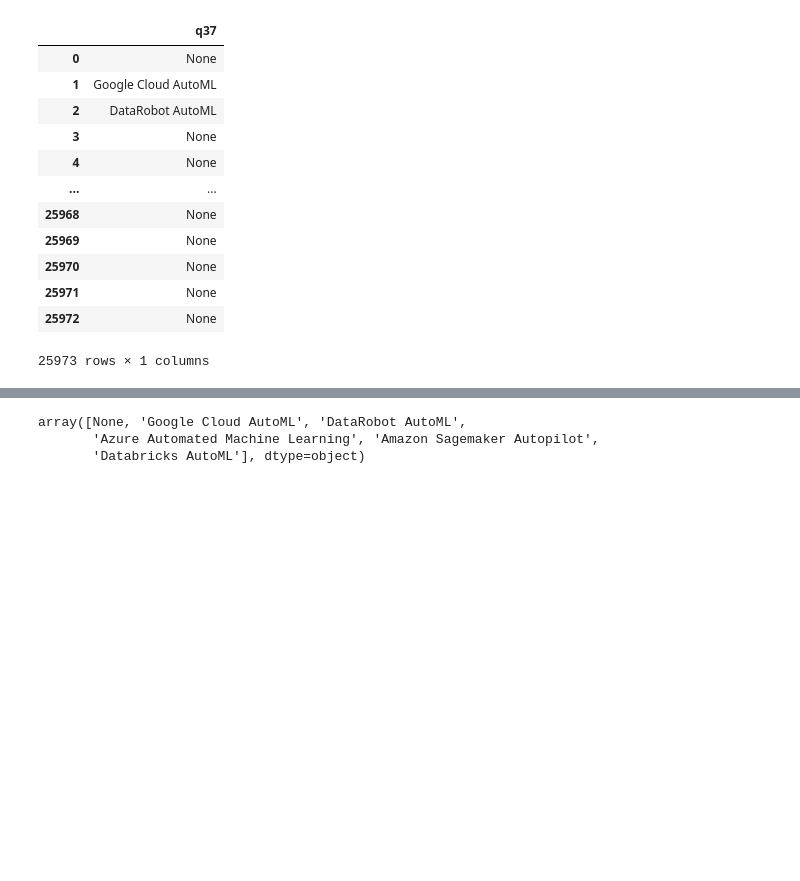
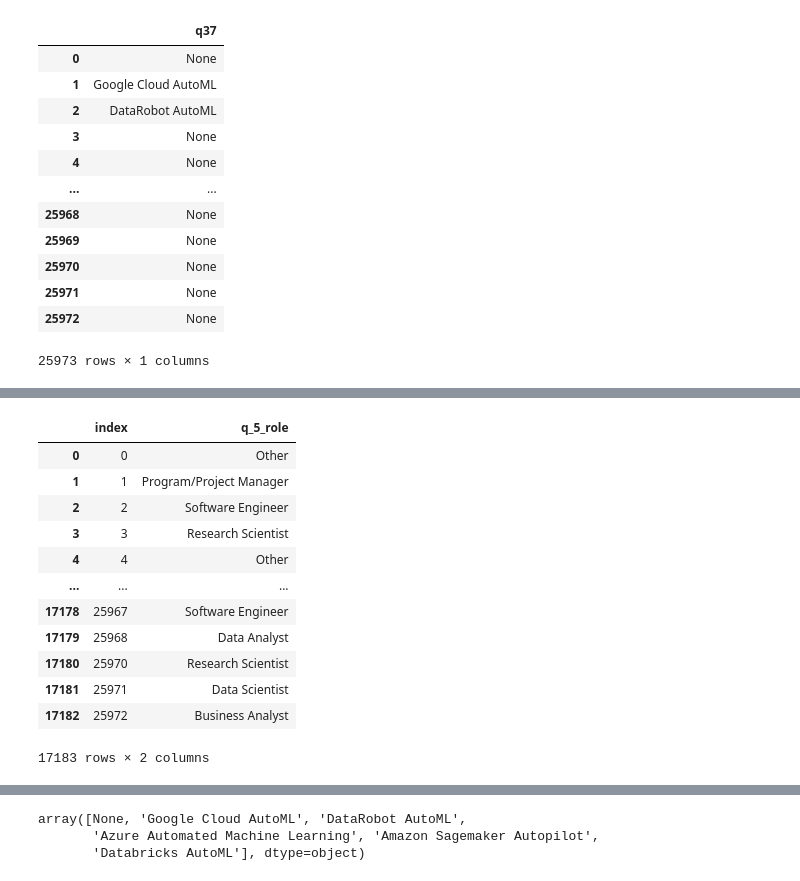
Before and after one commit to Adalab/DA-modulo-2-project-2-team-3, a Jupyter notebook: Conclusiones_Ari/Ari_1.ipynb, the cells around one changed output, grey strips where cells are left out. Cells and saved outputs as stored; diff of their text form; code cells hidden in the pictures; blank space fills up the shorter version.

```diff
--- a/Conclusiones_Ari/Ari_1.ipynb
+++ b/Conclusiones_Ari/Ari_1.ipynb
@@ -155,5 +173,21 @@ d37
 # %%
 q5 = d1['q_5_role'].reset_index()
+# %%
+q5
+# %% [output]
+|  | index | q_5_role |
+| 0 | 0 | Other |
+| 1 | 1 | Program/Project Manager |
+| 2 | 2 | Software Engineer |
+| 3 | 3 | Research Scientist |
+| 4 | 4 | Other |
+| ... | ... | ... |
+| 17178 | 25967 | Software Engineer |
+| 17179 | 25968 | Data Analyst |
+| 17180 | 25970 | Research Scientist |
+| 17181 | 25971 | Data Scientist |
+| 17182 | 25972 | Business Analyst |
+17183 rows × 2 columns
 # %%
 q5_q37 = pd.concat([q5,d37], axis = 1)
 # %%
```
Also changed, not shown: parts of 9 cells of this notebook, 7 other files.
